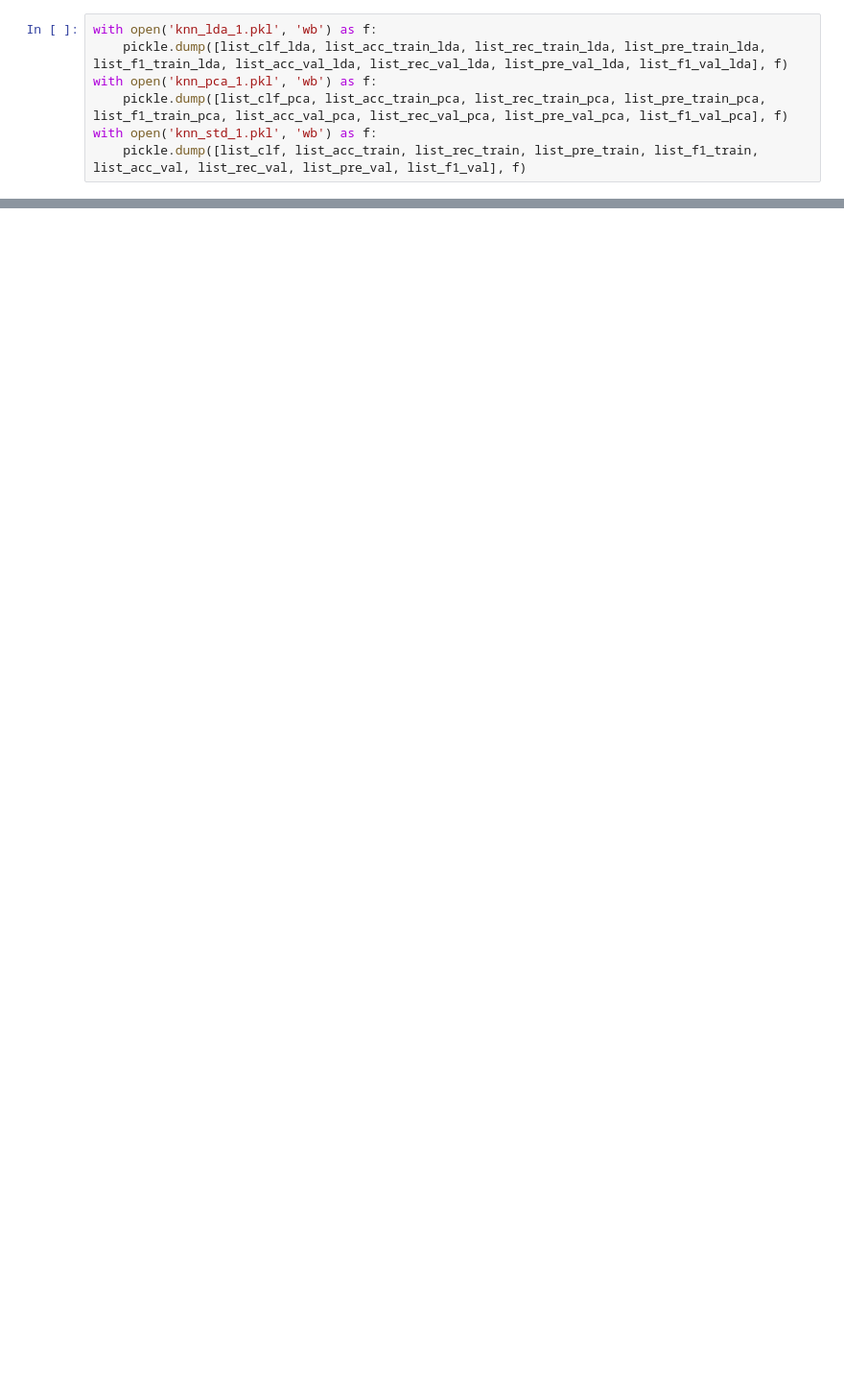
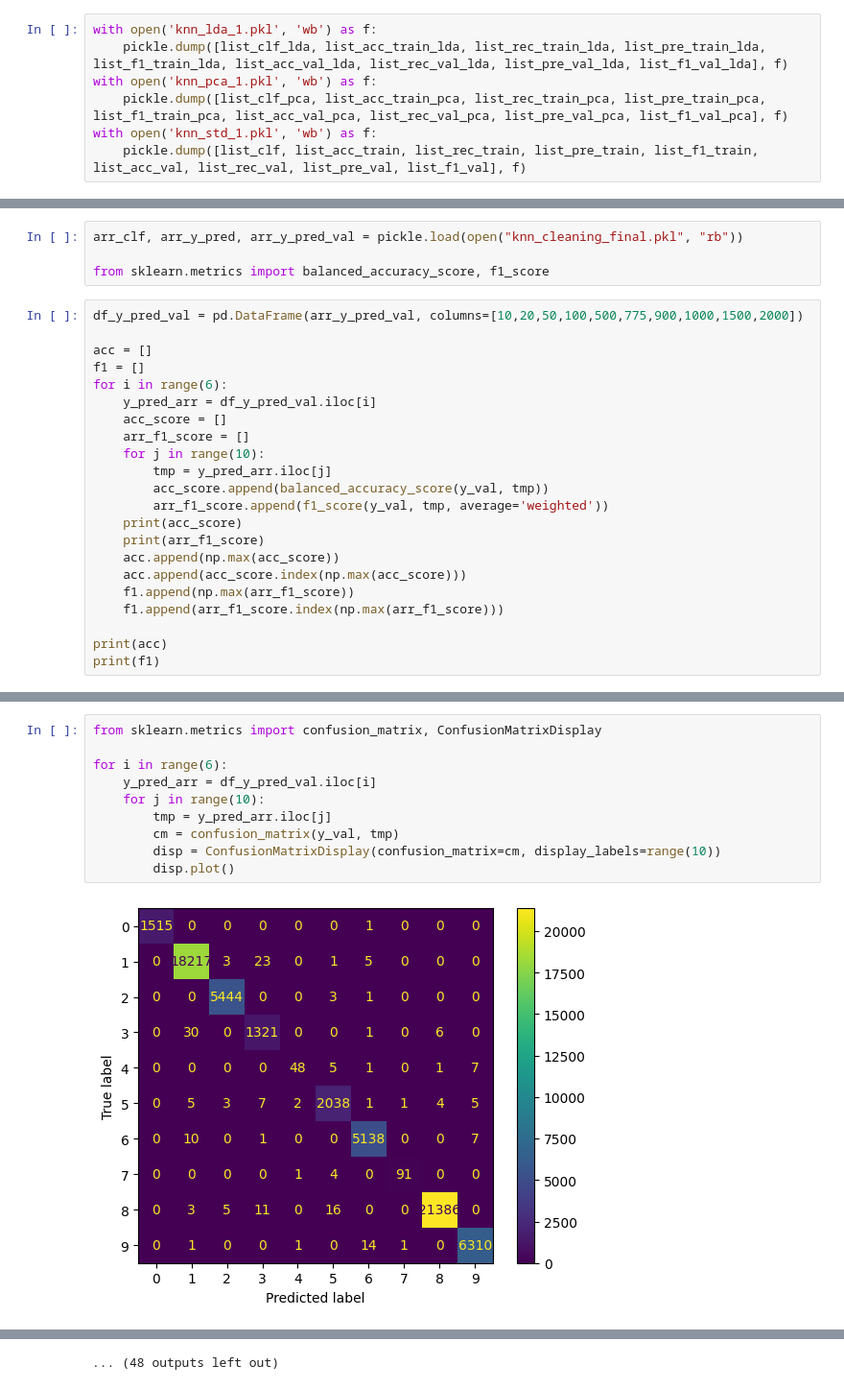
Before and after one commit to benzebra/data-analytics, a Jupyter notebook: cleaning.ipynb, the cells around one changed output, grey strips where cells are left out. Shown at 96% size. Saved outputs shown, nothing was run; the diff lists cells and outputs as text; blank space fills up the shorter version.

```diff
--- a/cleaning.ipynb
+++ b/cleaning.ipynb
@@ -991,0 +1546,26 @@ with open('knn_std_1.pkl', 'wb') as f:
+# %%
+arr_clf, arr_y_pred, arr_y_pred_val = pickle.load(open("knn_cleaning_final.pkl", "rb"))
+
+from sklearn.metrics import balanced_accuracy_score, f1_score
+# %%
+df_y_pred_val = pd.DataFrame(arr_y_pred_val, columns=[10,20,50,100,500,775,900,1000,1500,2000])
+
+acc = []
+f1 = []
+for i in range(6):
+    y_pred_arr = df_y_pred_val.iloc[i]
+    acc_score = []
+    arr_f1_score = []
+    for j in range(10):
+        tmp = y_pred_arr.iloc[j]
+        acc_score.append(balanced_accuracy_score(y_val, tmp))
+        arr_f1_score.append(f1_score(y_val, tmp, average='weighted'))
+    print(acc_score)
+    print(arr_f1_score)
+    acc.append(np.max(acc_score))
+    acc.append(acc_score.index(np.max(acc_score)))
+    f1.append(np.max(arr_f1_score))
+    f1.append(arr_f1_score.index(np.max(arr_f1_score)))
+
+print(acc)
+print(f1)
@@ -991,0 +1587,12 @@ with open('knn_std_1.pkl', 'wb') as f:
+# %%
+from sklearn.metrics import confusion_matrix, ConfusionMatrixDisplay
+
+for i in range(6):
+    y_pred_arr = df_y_pred_val.iloc[i]
+    for j in range(10):
+        tmp = y_pred_arr.iloc[j]
+        cm = confusion_matrix(y_val, tmp)
+        disp = ConfusionMatrixDisplay(confusion_matrix=cm, display_labels=range(10))
+        disp.plot()
+# %% [output]
+[figure, added]
@@ -991,0 +1610 @@ with open('knn_std_1.pkl', 'wb') as f:
+... (48 outputs left out)
```
Also changed, not shown: parts of 19 cells of this notebook, 1 other file.
